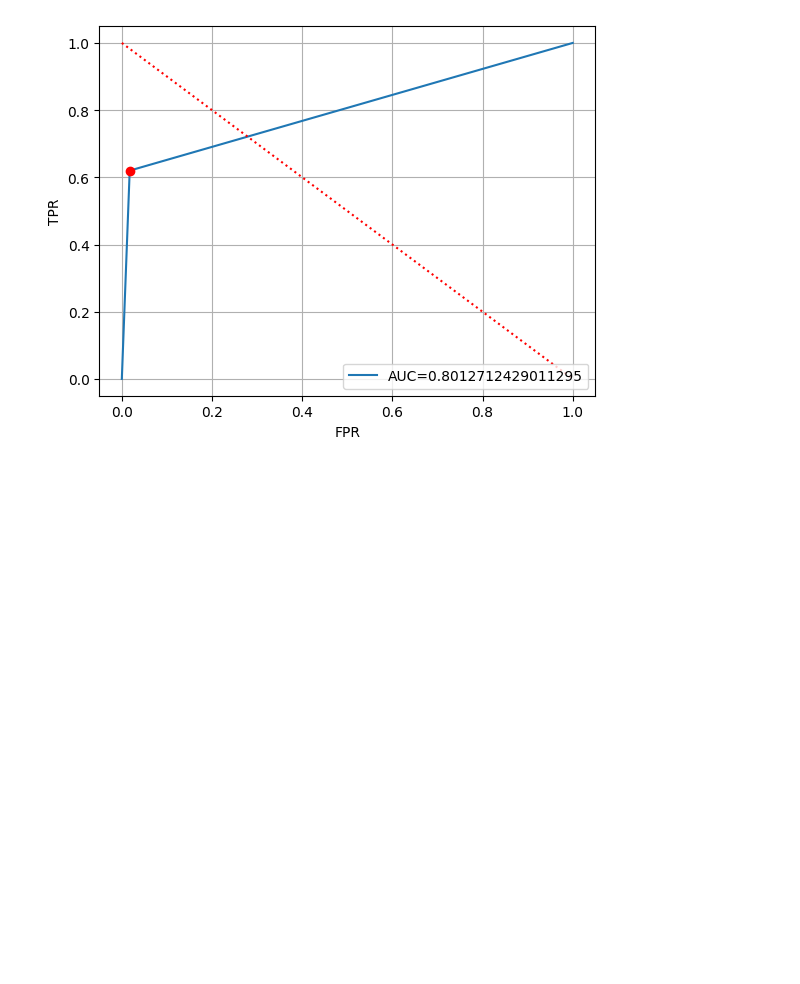
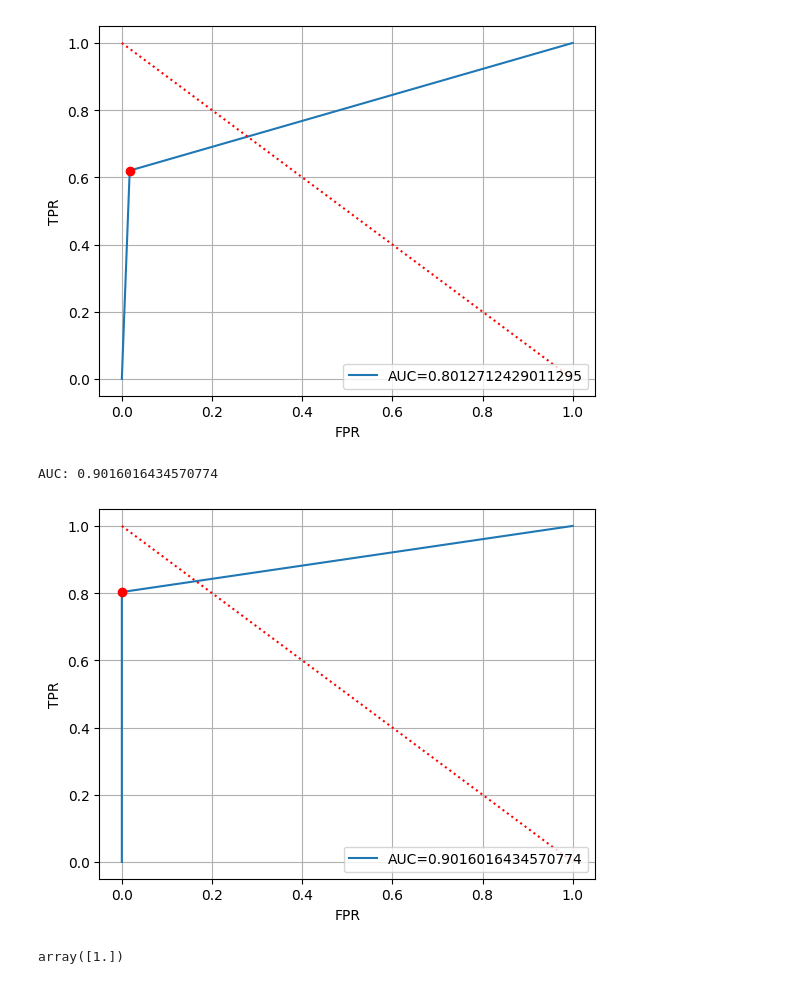
Before and after one commit to magic-xianyi/agae, a Jupyter notebook: AGAE.ipynb, the cells around one changed output. Saved outputs shown, nothing was run; the diff lists cells and outputs as text; code cells hidden in the pictures; blank space fills up the shorter version.

```diff
--- a/AGAE.ipynb
+++ b/AGAE.ipynb
@@ -222,2 +229,18 @@ threshold=ROC(y_test,y_pred)
 # %% [output]
 [figure]
+# %%
+prediction_array = np.zeros(449907)
+a = 0
+for i in range(len(y_test)):
+    if a <= 44180 and y_test[i] == 1:
+        random_value = random.random()
+        prediction_array[i] = 1
+        a = a+ 1
+from sklearn.metrics import roc_auc_score
+auc = roc_auc_score(y_test, prediction_array)
+print("AUC:", auc)
+ROC(y_test, prediction_array)
+# %% [output]
+AUC: 0.9016016434570774
+[figure, added]
+array([1.])
```
Also changed, not shown: parts of 6 cells of this notebook.
